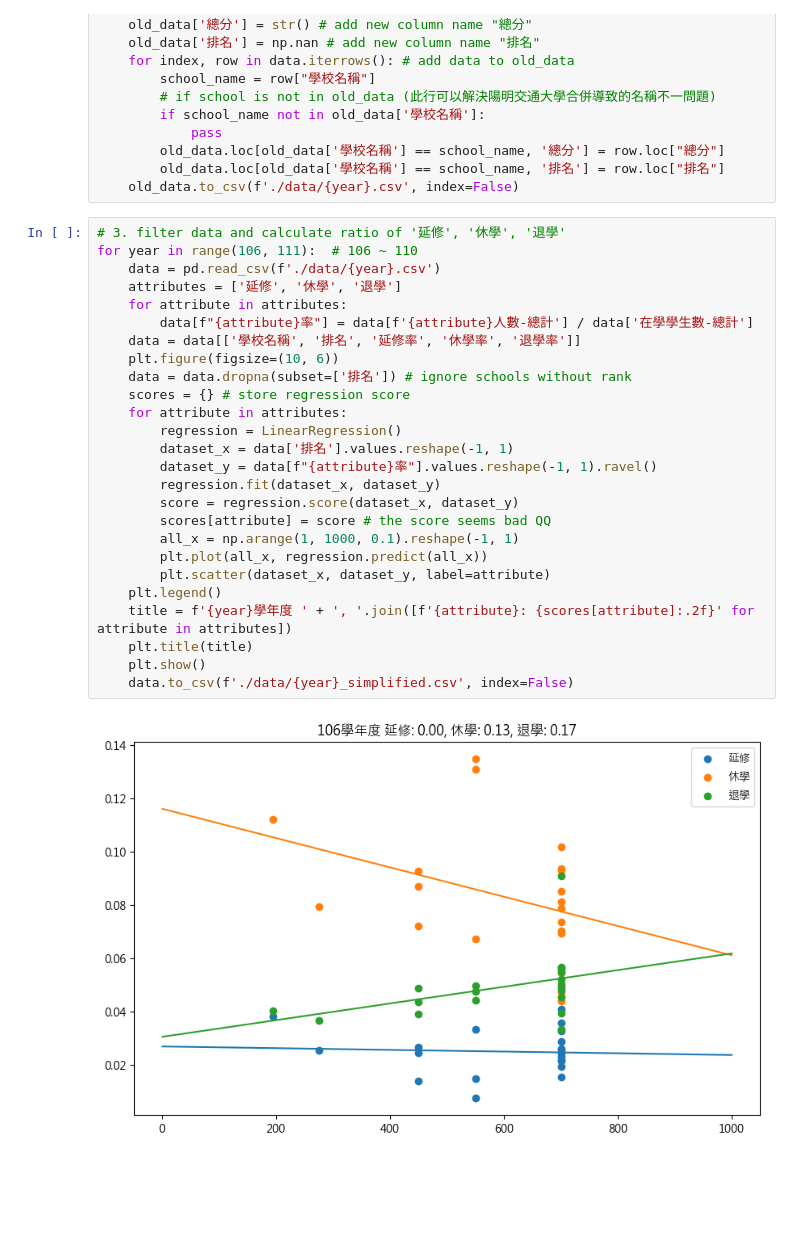
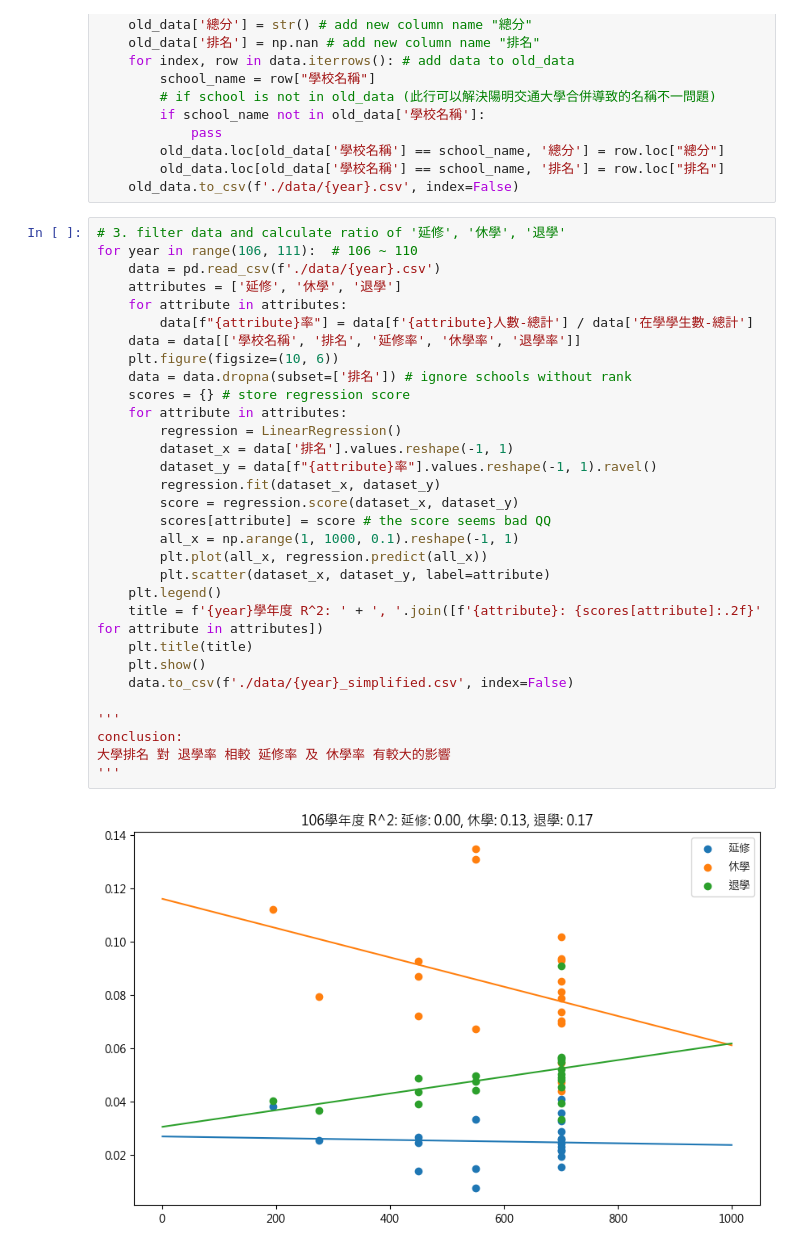
Before and after one commit to nocodenolife3742/Data-Programming-Final-Report, a Jupyter notebook: main.ipynb, the cells around one changed output. Cells and saved outputs as stored; diff of their text form; blank space fills up the shorter version.

Commit message:
update graph and add first step conclusion

```diff
--- a/main.ipynb
+++ b/main.ipynb
@@ -132,28 +132,33 @@ for year in range(106, 111):  # 106 ~ 110
 # %%
 # 3. filter data and calculate ratio of '延修', '休學', '退學'
 for year in range(106, 111):  # 106 ~ 110
     data = pd.read_csv(f'./data/{year}.csv')
     attributes = ['延修', '休學', '退學']
     for attribute in attributes:
         data[f"{attribute}率"] = data[f'{attribute}人數-總計'] / data['在學學生數-總計']
     data = data[['學校名稱', '排名', '延修率', '休學率', '退學率']]
     plt.figure(figsize=(10, 6))
     data = data.dropna(subset=['排名']) # ignore schools without rank
     scores = {} # store regression score
     for attribute in attributes:
         regression = LinearRegression()
         dataset_x = data['排名'].values.reshape(-1, 1)
         dataset_y = data[f"{attribute}率"].values.reshape(-1, 1).ravel()
         regression.fit(dataset_x, dataset_y)
         score = regression.score(dataset_x, dataset_y)
         scores[attribute] = score # the score seems bad QQ
         all_x = np.arange(1, 1000, 0.1).reshape(-1, 1)
         plt.plot(all_x, regression.predict(all_x))
         plt.scatter(dataset_x, dataset_y, label=attribute)
     plt.legend()
-    title = f'{year}學年度 ' + ', '.join([f'{attribute}: {scores[attribute]:.2f}' for attribute in attributes])
+    title = f'{year}學年度 R^2: ' + ', '.join([f'{attribute}: {scores[attribute]:.2f}' for attribute in attributes])
     plt.title(title)
     plt.show()
     data.to_csv(f'./data/{year}_simplified.csv', index=False)
+
+'''
+conclusion:
+大學排名 對 退學率 相較 延修率 及 休學率 有較大的影響
+'''
 # %% [output]
-[figure, old version]
+[figure, new version]
```
Also changed, not shown: parts of 1 cell of this notebook.
